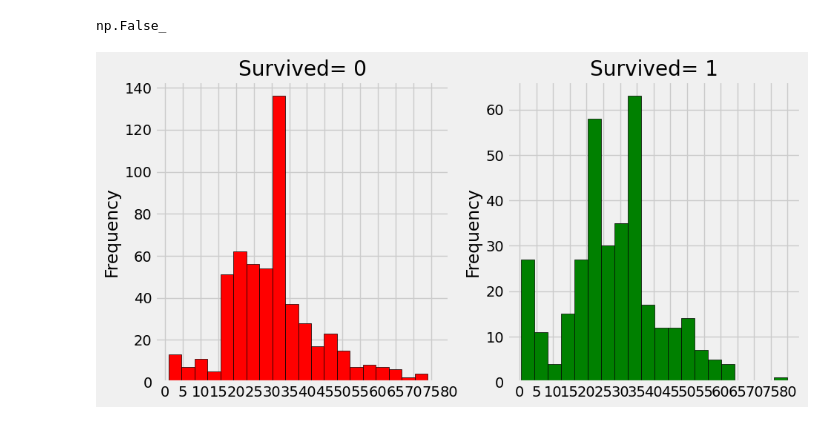
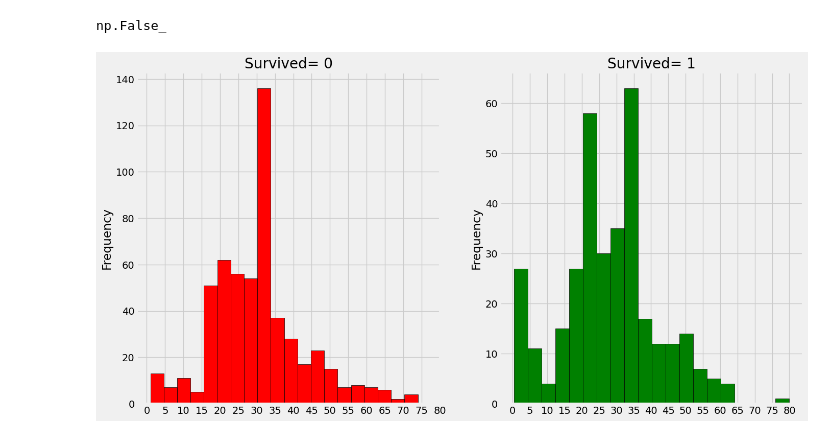
Before and after one commit to Ning306/tanic_workspace, a Jupyter notebook: tanic_EDA.ipynb, the cells around one changed output. Cells and saved outputs as stored; diff of their text form; code cells hidden in the pictures.

```diff
--- a/tanic_EDA.ipynb
+++ b/tanic_EDA.ipynb
@@ -212,15 +212,28 @@ data.Age.isnull().any() #確認年齡單一欄位是否有遺失值
 # %% [output]
 np.False_
 # %%
-f,ax=plt.subplots(1,2,figsize=(10,5))
+f,ax=plt.subplots(1,2,figsize=(15,8))
+''''
+•	data[data['Survived'] == 0]：選取 Survived 欄位值為 0（即未生還者）的所有資料。
+•	Age.plot.hist(...)：對選取資料的 Age 欄位繪製直方圖。
+•	ax=ax[0]：將直方圖繪製在第一個子圖中。
+•	bins=20：將年齡數據分成 20 個區間（柱狀）。
+•	edgecolor='black'：設定每個柱狀的邊框顏色為黑色。
+•	color='red'：設定柱狀的填充顏色為紅色。
+'''
+# 左圖
 data[data['Survived']==0].Age.plot.hist(ax=ax[0],bins=20,edgecolor='black',color='red')
 ax[0].set_title('Survived= 0')
+# x1 = list(range(0, 85, 5))：創建一個列表，包含從 0 到 80 的數字，每隔 5 個單位一個數值。
 x1=list(range(0,85,5))
 ax[0].set_xticks(x1)
+
+
+#右圖
 data[data['Survived']==1].Age.plot.hist(ax=ax[1],color='green',bins=20,edgecolor='black')
 ax[1].set_title('Survived= 1')
 x2=list(range(0,85,5))
 ax[1].set_xticks(x2)
 plt.show()
 # %% [output]
-[figure, old version]
+[figure, new version]
```
